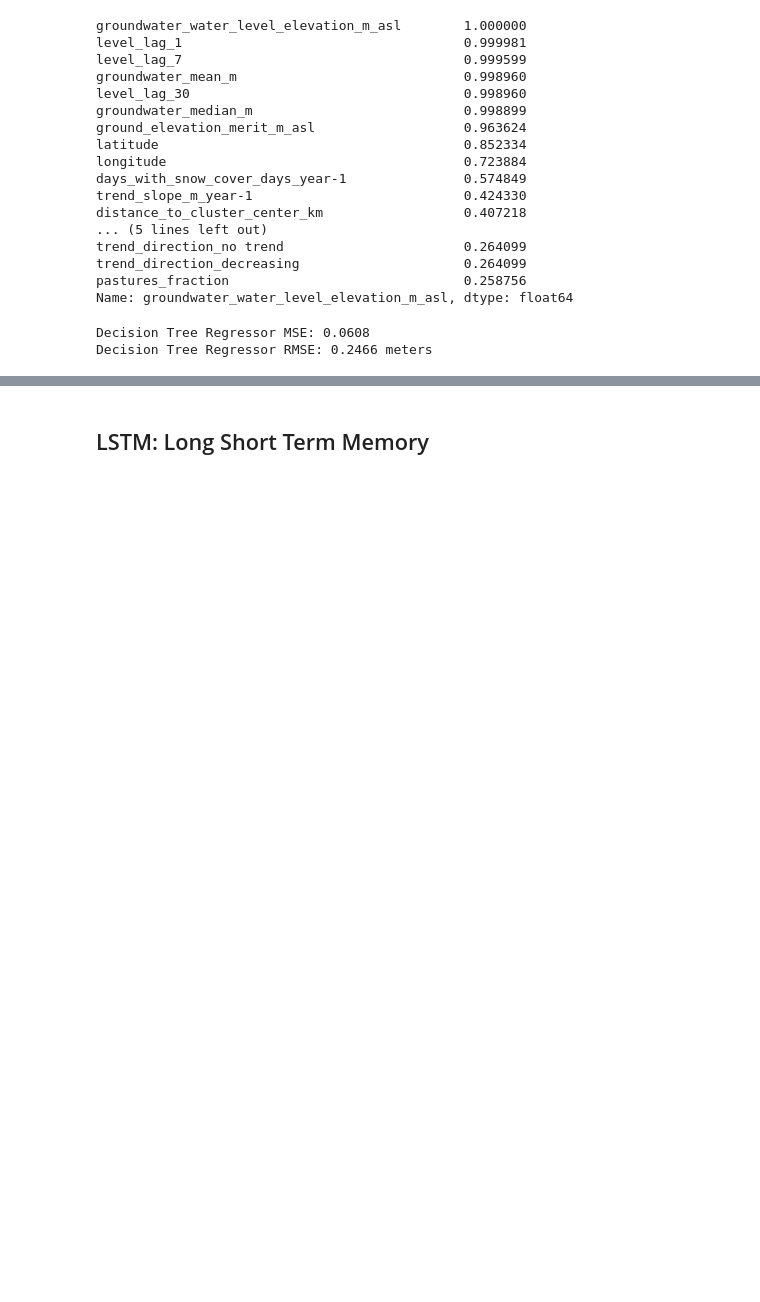
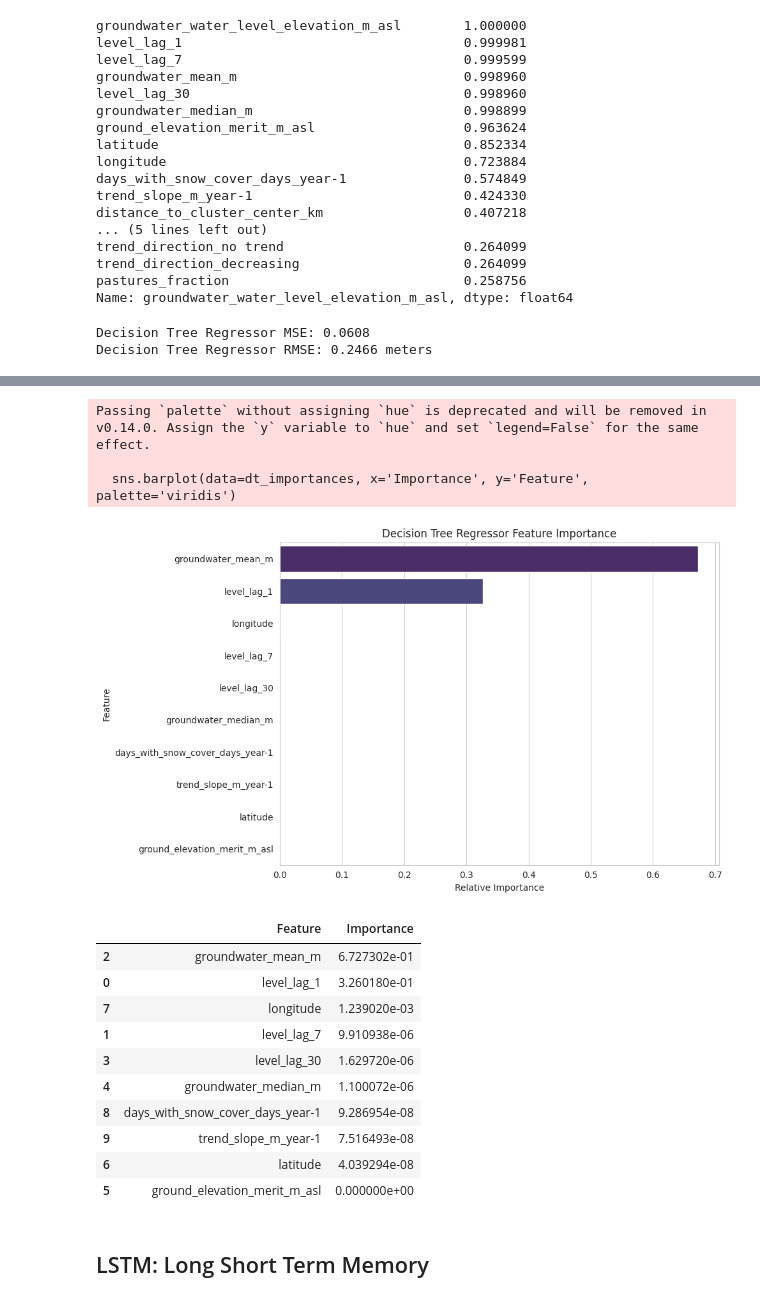
Before and after one commit to Break-Through-Tech/Microsoft-4B-groundwater-timeseries-prediction-using-AI, a Jupyter notebook: notebooks/model_evaluation.ipynb, the cells around one changed output, grey strips where cells are left out. Drawn from its saved outputs; the diff is of its cells as text; code cells hidden in the pictures; blank space fills up the shorter version.

```diff
--- a/notebooks/model_evaluation.ipynb
+++ b/notebooks/model_evaluation.ipynb
@@ -1011,3 +1061,34 @@ Decision Tree Regressor RMSE: 0.2466 meters
+# %%
+importances = dt_regressor.feature_importances_
+features_list = X_train_filtered.columns
+dt_importances = pd.DataFrame({
+    'Feature': features_list,
+    'Importance': importances
+}).sort_values(by='Importance', ascending=False)
+plt.figure(figsize=(10, 6))
+sns.barplot(data=dt_importances, x='Importance', y='Feature', palette='viridis')
+plt.title('Decision Tree Regressor Feature Importance')
+plt.xlabel('Relative Importance')
+plt.ylabel('Feature')
+plt.tight_layout()
+plt.show()
+display(dt_importances)
+# %% [output]
+Passing `palette` without assigning `hue` is deprecated and will be removed in v0.14.0. Assign the `y` variable to `hue` and set `legend=False` for the same effect.
+
+  sns.barplot(data=dt_importances, x='Importance', y='Feature', palette='viridis')
+[figure, added]
+|  | Feature | Importance |
+| 2 | groundwater_mean_m | 6.727302e-01 |
+| 0 | level_lag_1 | 3.260180e-01 |
+| 7 | longitude | 1.239020e-03 |
+| 1 | level_lag_7 | 9.910938e-06 |
+| 3 | level_lag_30 | 1.629720e-06 |
+| 4 | groundwater_median_m | 1.100072e-06 |
+| 8 | days_with_snow_cover_days_year-1 | 9.286954e-08 |
+| 9 | trend_slope_m_year-1 | 7.516493e-08 |
+| 6 | latitude | 4.039294e-08 |
+| 5 | ground_elevation_merit_m_asl | 0.000000e+00 |
 # %% [markdown]
 ## LSTM: Long Short Term Memory
 # %%
```
Also changed, not shown: parts of 8 cells of this notebook.
